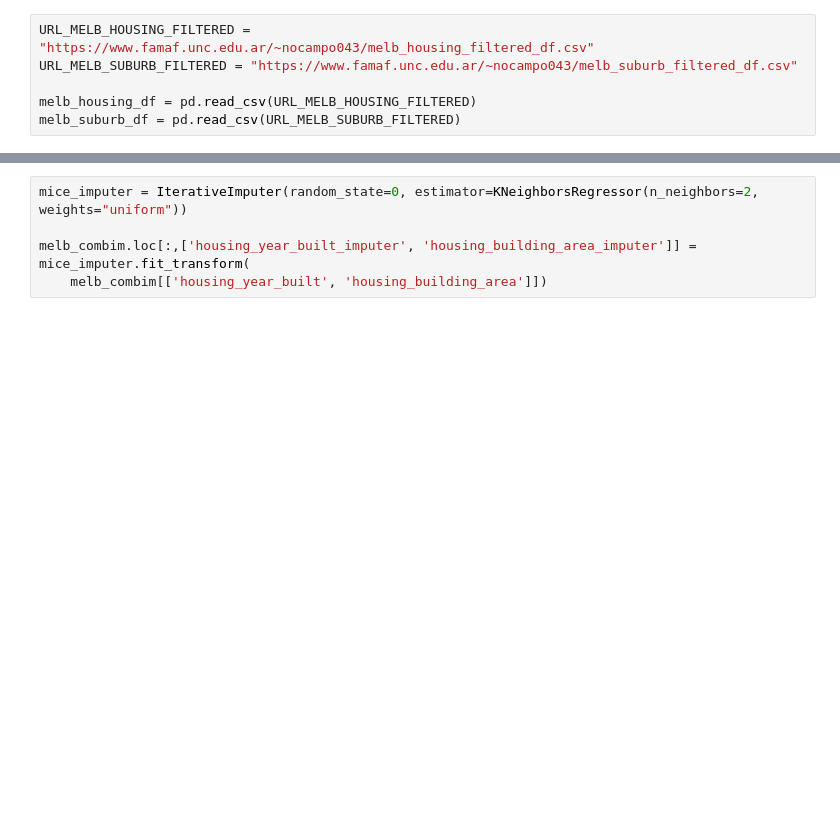
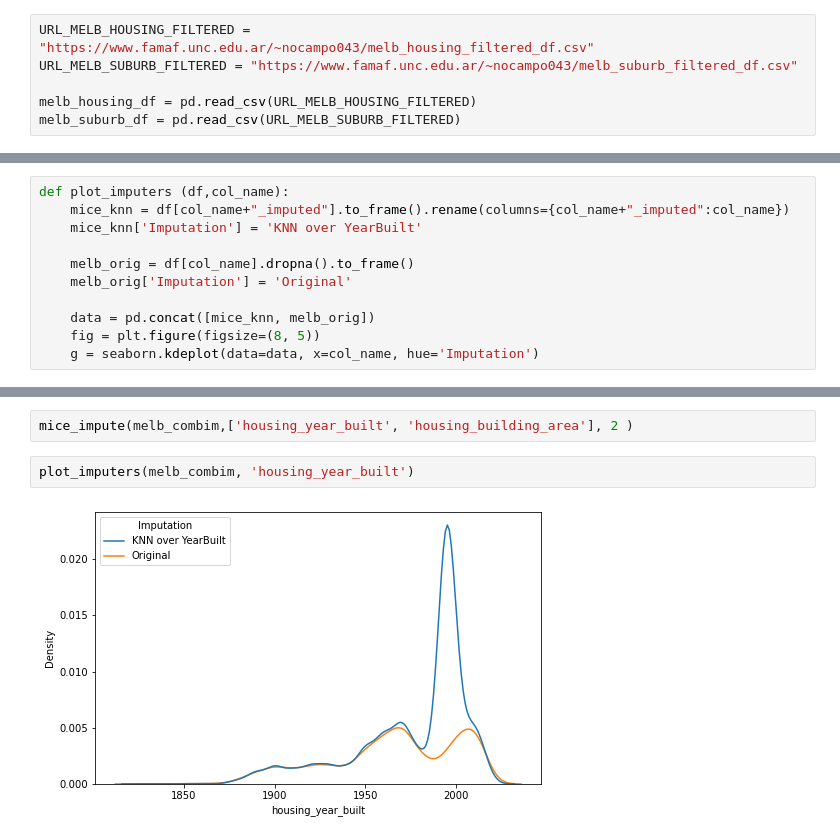
Before and after one commit to benjaminocampo/DataCuration, a Jupyter notebook: notebooks/preprocess/encode_dataset.ipynb, the cells around one changed output, grey strips where cells are left out. Drawn from its saved outputs; the diff is of its cells as text; blank space fills up the shorter version.

```diff
--- a/notebooks/preprocess/encode_dataset.ipynb
+++ b/notebooks/preprocess/encode_dataset.ipynb
@@ -176,0 +154,11 @@ vec.get_feature_names()
+# %%
+def plot_imputers (df,col_name):
+    mice_knn = df[col_name+"_imputed"].to_frame().rename(columns={col_name+"_imputed":col_name})
+    mice_knn['Imputation'] = 'KNN over YearBuilt'
+
+    melb_orig = df[col_name].dropna().to_frame()
+    melb_orig['Imputation'] = 'Original'
+
+    data = pd.concat([mice_knn, melb_orig])
+    fig = plt.figure(figsize=(8, 5))
+    g = seaborn.kdeplot(data=data, x=col_name, hue='Imputation')
@@ -195,5 +185,6 @@ melb_combim[at_least_onena]
-# %%
-mice_imputer = IterativeImputer(random_state=0, estimator=KNeighborsRegressor(n_neighbors=2, weights="uniform"))
-
-melb_combim.loc[:,['housing_year_built_imputer', 'housing_building_area_imputer']] = mice_imputer.fit_transform(
-    melb_combim[['housing_year_built', 'housing_building_area']])
+# %%
+mice_impute(melb_combim,['housing_year_built', 'housing_building_area'], 2 )
+# %%
+plot_imputers(melb_combim, 'housing_year_built')
+# %% [output]
+[figure, added]
```
Also changed, not shown: parts of 31 cells of this notebook.
